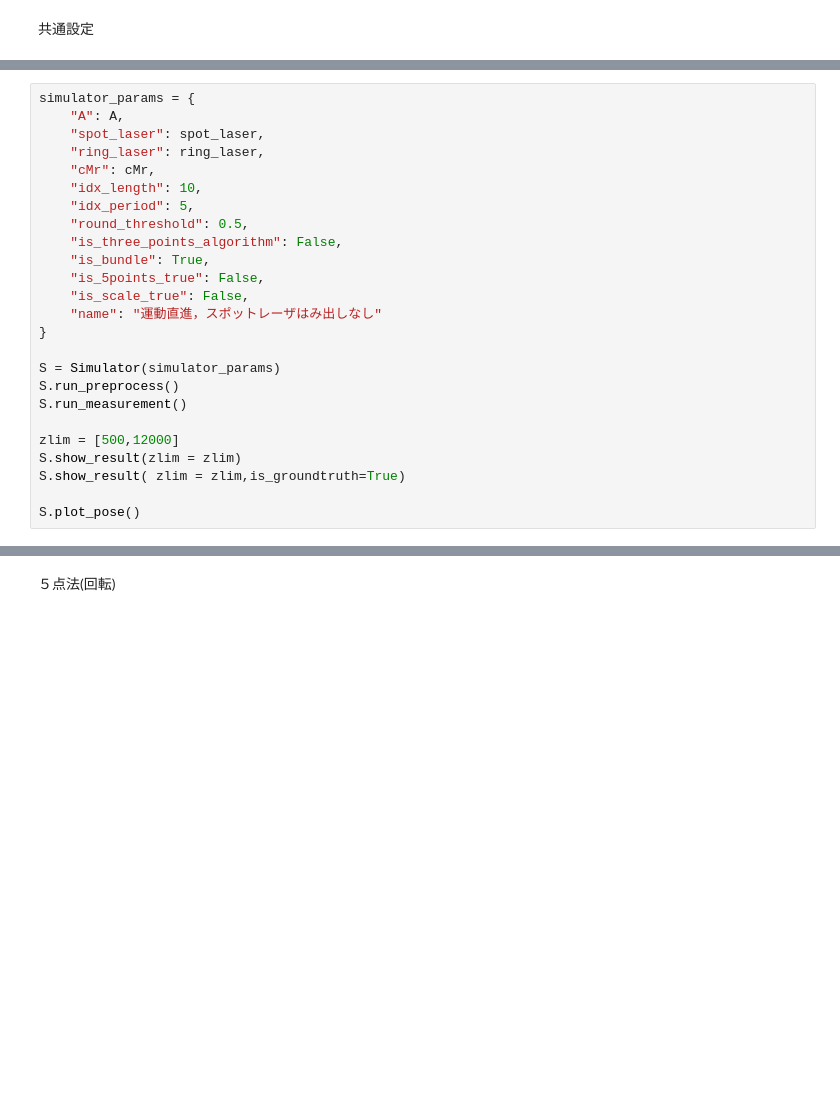
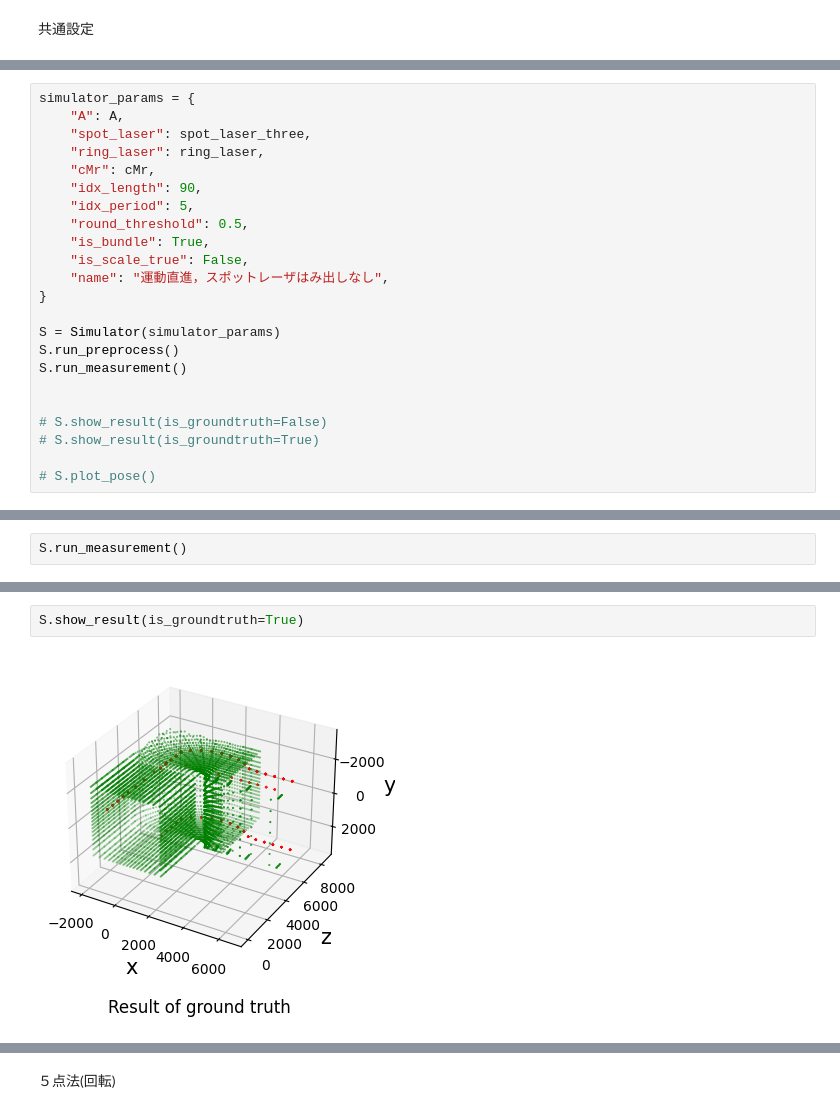
Before and after one commit to gutter-mouth/InchwormMeasurement, a Jupyter notebook: test_simulator.ipynb, the cells around one changed output, grey strips where cells are left out. Saved outputs shown, nothing was run; the diff lists cells and outputs as text; blank space fills up the shorter version.

```diff
--- a/test_simulator.ipynb
+++ b/test_simulator.ipynb
@@ -116,26 +143,24 @@ ring_laser = Laser.load("ring_laser")
 # %%
 simulator_params = {
     "A": A,
-    "spot_laser": spot_laser,
+    "spot_laser": spot_laser_three,
     "ring_laser": ring_laser,
     "cMr": cMr,
-    "idx_length": 10,
+    "idx_length": 90,
     "idx_period": 5,
     "round_threshold": 0.5,
-    "is_three_points_algorithm": False,
     "is_bundle": True,
-    "is_5points_true": False,
     "is_scale_true": False,
-    "name": "運動直進，スポットレーザはみ出しなし"
+    "name": "運動直進，スポットレーザはみ出しなし",
 }
 
 S = Simulator(simulator_params)
 S.run_preprocess()
 S.run_measurement()
 
-zlim = [500,12000]
-S.show_result(zlim = zlim)
-S.show_result( zlim = zlim,is_groundtruth=True)
 
-S.plot_pose()
+# S.show_result(is_groundtruth=False)
+# S.show_result(is_groundtruth=True)
+
+# S.plot_pose()
 # %% [output]
@@ -170,0 +178,2 @@ array([8.89062500e-02, 3.66047206e-01, 2.23285332e-01, 2.23285332e-01,
+# %%
+S.run_measurement()
@@ -170,0 +192,4 @@ array([8.89062500e-02, 3.66047206e-01, 2.23285332e-01, 2.23285332e-01,
+# %%
+S.show_result(is_groundtruth=True)
+# %% [output]
+[figure, added]
```
Also changed, not shown: parts of 32 cells of this notebook, 4 other files.
